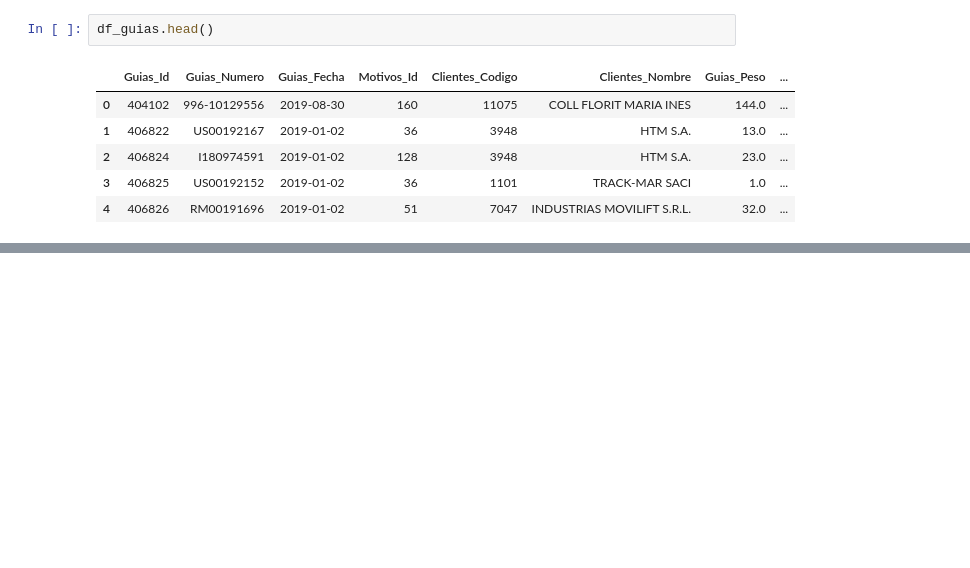
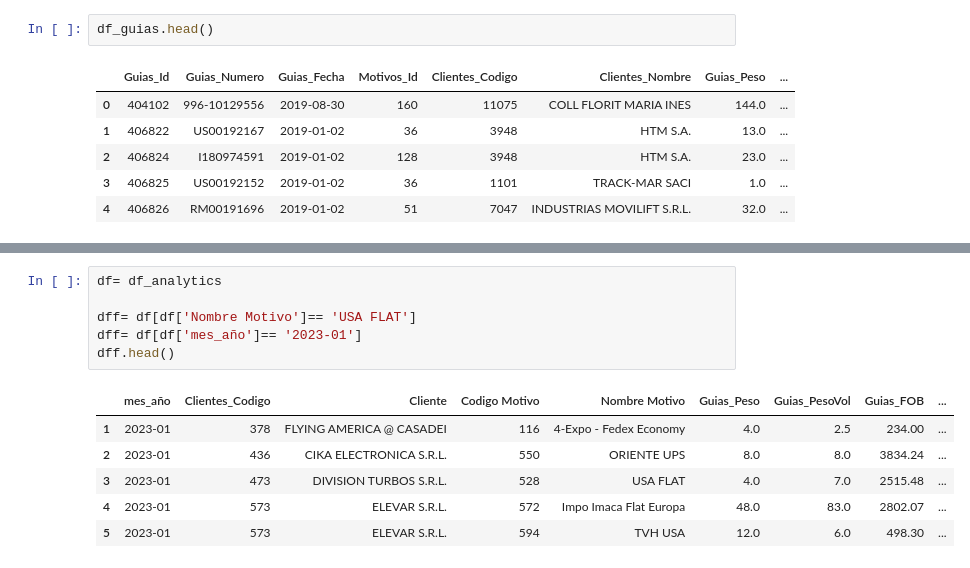
Before and after one commit to tatinogues/Project_Raiconet_101, a Jupyter notebook: Remote Task/Untitled-1.ipynb, the cells around one changed output, grey strips where cells are left out. Drawn from its saved outputs; the diff is of its cells as text; blank space fills up the shorter version.

```diff
--- a/Remote Task/Untitled-1.ipynb
+++ b/Remote Task/Untitled-1.ipynb
@@ -193,0 +221,13 @@ df_analytics.head()
+# %%
+df= df_analytics
+
+dff= df[df['Nombre Motivo']== 'USA FLAT']
+dff= df[df['mes_año']== '2023-01']
+dff.head()
+# %% [output]
+|  | mes_año | Clientes_Codigo | Cliente | Codigo Motivo | Nombre Motivo | Guias_Peso | Guias_PesoVol | Guias_FOB | ... |
+| 1 | 2023-01 | 378 | FLYING AMERICA @ CASADEI | 116 | 4-Expo - Fedex Economy | 4.0 | 2.5 | 234.00 | ... |
+| 2 | 2023-01 | 436 | CIKA ELECTRONICA S.R.L. | 550 | ORIENTE UPS | 8.0 | 8.0 | 3834.24 | ... |
+| 3 | 2023-01 | 473 | DIVISION TURBOS S.R.L. | 528 | USA FLAT | 4.0 | 7.0 | 2515.48 | ... |
+| 4 | 2023-01 | 573 | ELEVAR S.R.L. | 572 | Impo Imaca Flat Europa | 48.0 | 83.0 | 2802.07 | ... |
+| 5 | 2023-01 | 573 | ELEVAR S.R.L. | 594 | TVH USA | 12.0 | 6.0 | 498.30 | ... |
```
Also changed, not shown: parts of 10 cells of this notebook, 1 other file.
